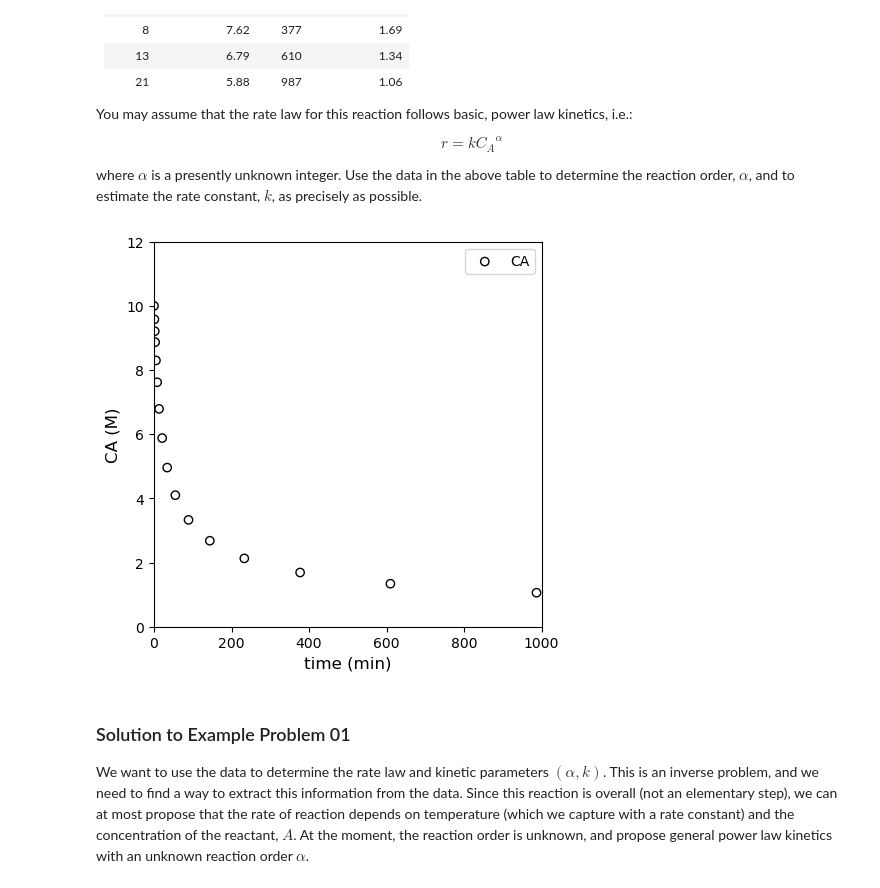
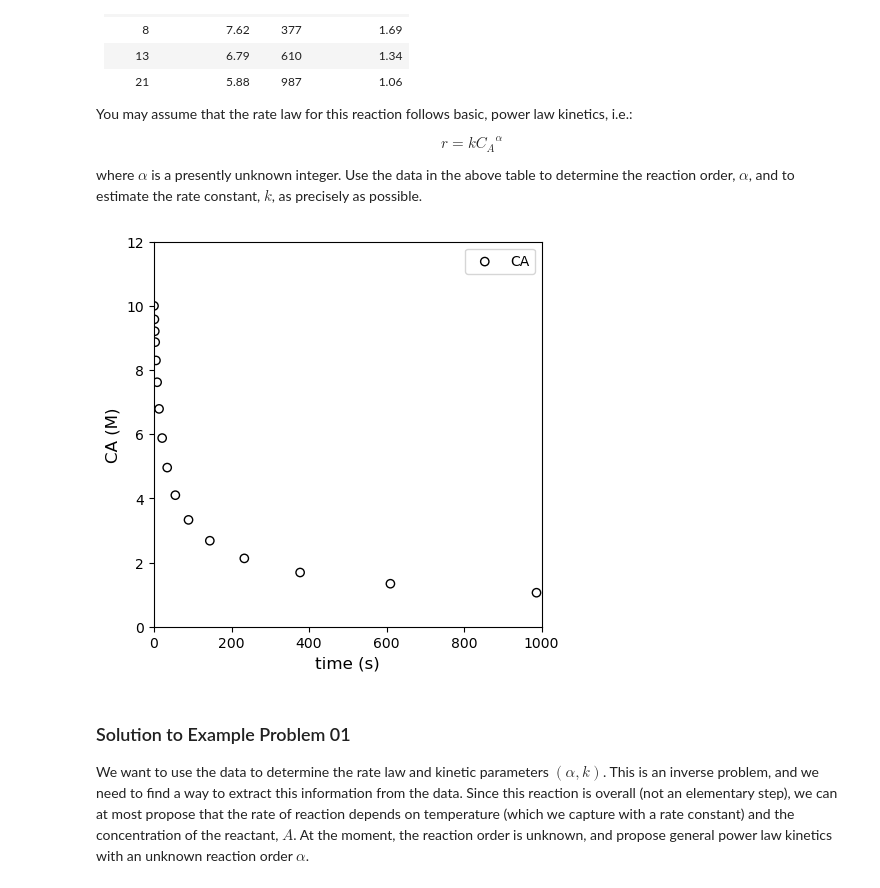
Before and after one commit to jqbond/CEN587, a Jupyter notebook: Notebooks/587-N40.ipynb, the cells around one changed output. Saved outputs shown, nothing was run; the diff lists cells and outputs as text; code cells hidden in the pictures.

```diff
--- a/Notebooks/587-N40.ipynb
+++ b/Notebooks/587-N40.ipynb
@@ -39,25 +39,26 @@ where $\alpha$ is a presently unknown integer. Use the data in the above table t
 # %%
 ###################################################################################################
 # Store experimental time and concentration data in separate arrays                               #
 ###################################################################################################
 
-tdata  = np.array([0, 1, 2, 3, 5, 8, 13, 21, 34, 55, 89, 144, 233, 377, 610, 987]) #time in seconds
+tdata  = np.array([0, 1, 2, 3, 5, 8, 13, 21, 34, 55, 89, 144, 233, 377, 610, 987]) #experimental measurement time in seconds
 CAdata = np.array([10.00, 9.58, 9.21, 8.87, 8.30, 7.62, 6.79, 5.88, 4.96, 4.10, 3.33, 2.68, 2.13, 1.69, 1.34, 1.06])# Concentrations in moles per liter
+tfine  = np.linspace(0, max(tdata), 100) #set of times on a finely spaced grid; use for generating smooth line graphs
 
 ###################################################################################################
 # Graph experimental CA vs t data                                                                 #
 ###################################################################################################
 
 plt.figure(figsize = (5, 5))
 plt.scatter(tdata, CAdata, edgecolor = 'black', color = 'none', label = 'CA')
-plt.xlabel('time (min)', fontsize = 12)
+plt.xlabel('time (s)', fontsize = 12)
 plt.ylabel('CA (M)', fontsize = 12)
 plt.xlim(0, 1000)
 plt.ylim(0, 12)
 plt.legend()
 plt.show()
 # %% [output]
-[figure, old version]
+[figure, new version]
 # %% [markdown]
 ### Solution to Example Problem 01
 
```
Also changed, not shown: parts of 53 cells of this notebook, 3 other files.
